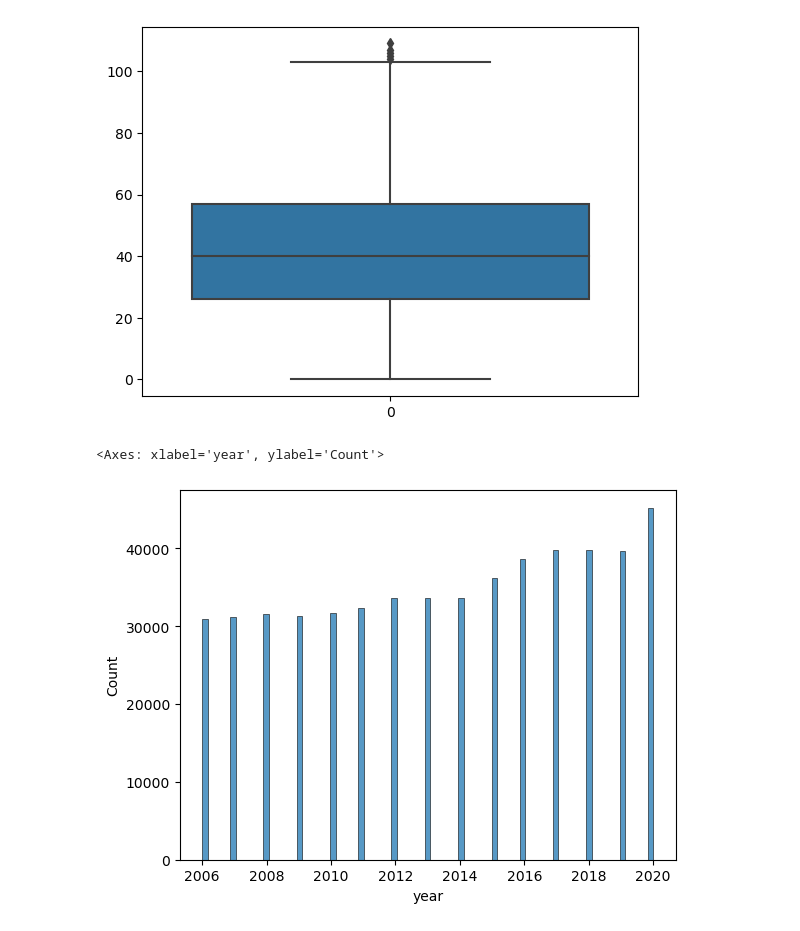
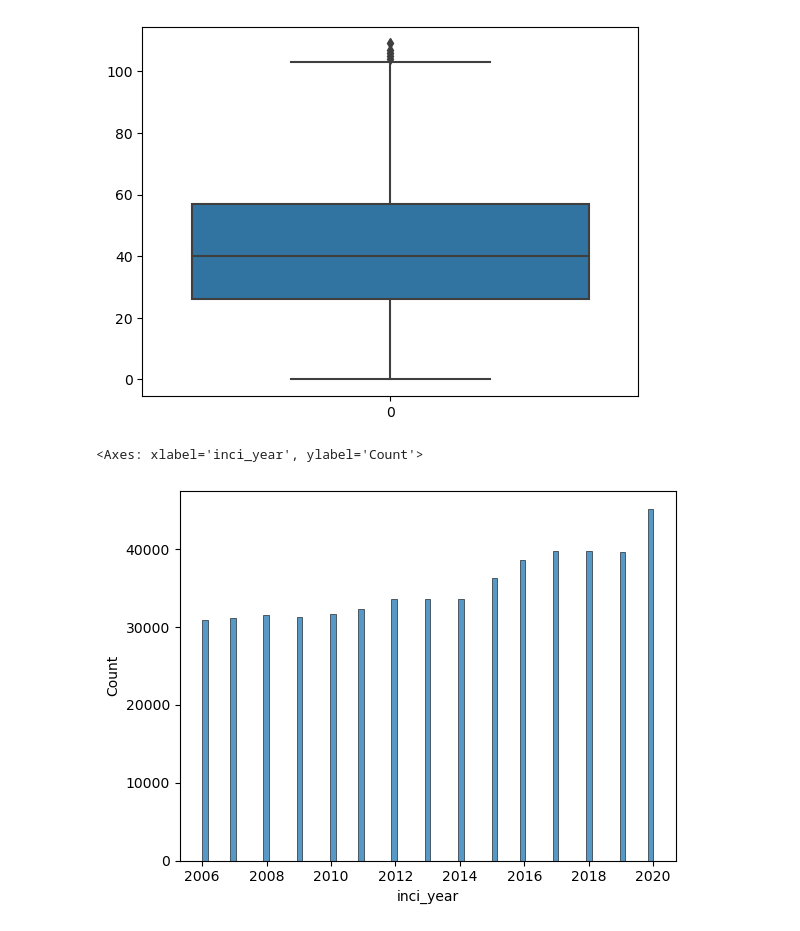
Before and after one commit to Kanustu/gun_deaths_2006-2020, a Jupyter notebook: eda.ipynb, the cells around one changed output. Cells and saved outputs as stored; diff of their text form; code cells hidden in the pictures.

```diff
--- a/eda.ipynb
+++ b/eda.ipynb
@@ -27,7 +27,7 @@ gun_data = year_combine(2006, 2021)
 # %%
 gun_data.drop('hispanic', axis=1, inplace=True)
 # %%
-gun_data.rename(columns={'sex':'victim_sex', 'age':'victim_age', 'race':'victim_race', 'education':'victim_education'}, inplace=True)
+gun_data.rename(columns={'year':'inci_year', 'month': 'inci_month', 'sex':'victim_sex', 'age':'victim_age', 'race':'victim_race', 'education':'victim_education'}, inplace=True)
 # %%
 gun_data.info()
 # %% [output]
@@ -157,10 +157,10 @@ sns.boxplot(data=gun_data['victim_age'])
 <Axes: >
 [figure]
 # %%
-sns.histplot(data=gun_data['year'])
+sns.histplot(data=gun_data['inci_year'])
 # %% [output]
-<Axes: xlabel='year', ylabel='Count'>
+<Axes: xlabel='inci_year', ylabel='Count'>
-[figure, old version]
+[figure, new version]
 # %%
 def table_creation(column_list):
     return gun_data[column_list]
```
Also changed, not shown: parts of 9 cells of this notebook.
